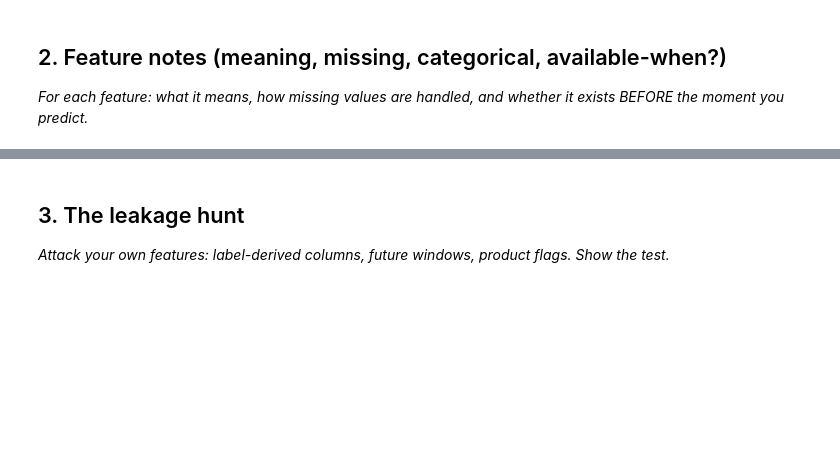
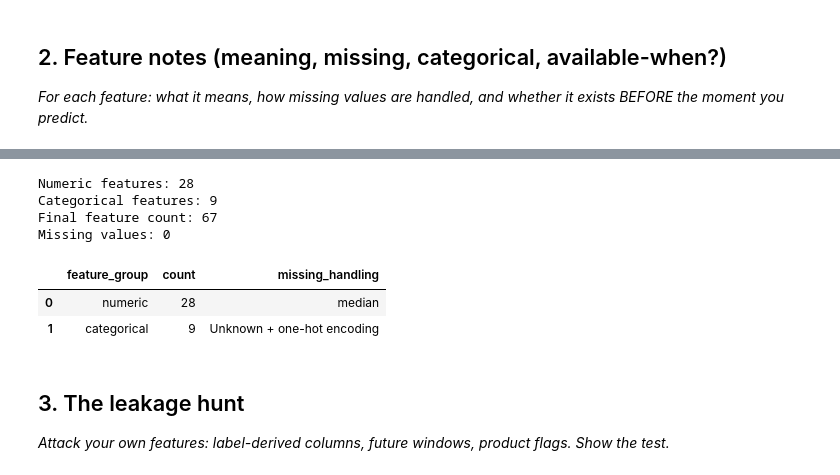
Before and after one commit to FatimaNdeem/Flyrank-ml-internship., a Jupyter notebook: work/notebooks/w03_feature_leakage_check.ipynb, the cells around one changed output, grey strips where cells are left out. Drawn from its saved outputs; the diff is of its cells as text; code cells hidden in the pictures; blank space fills up the shorter version.

```diff
--- a/work/notebooks/w03_feature_leakage_check.ipynb
+++ b/work/notebooks/w03_feature_leakage_check.ipynb
@@ -23,3 +137,26 @@ This skeleton is yours to fill. Work the sections **in order** — each one has
+# %%
+# Check feature types and missing values
+
+print("Numeric features:", len(numeric_features))
+print("Categorical features:", len(categorical_features))
+print("Final feature count:", X.shape[1])
+print("Missing values:", X.isna().sum().sum())
+
+feature_notes_check = pd.DataFrame({
+    "feature_group": ["numeric", "categorical"],
+    "count": [len(numeric_features), len(categorical_features)],
+    "missing_handling": ["median", "Unknown + one-hot encoding"]
+})
+
+feature_notes_check
+# %% [output]
+Numeric features: 28
+Categorical features: 9
+Final feature count: 67
+Missing values: 0
+|  | feature_group | count | missing_handling |
+| 0 | numeric | 28 | median |
+| 1 | categorical | 9 | Unknown + one-hot encoding |
 # %% [markdown]
 ## 3. The leakage hunt
 
```
Also changed, not shown: parts of 13 cells of this notebook.
